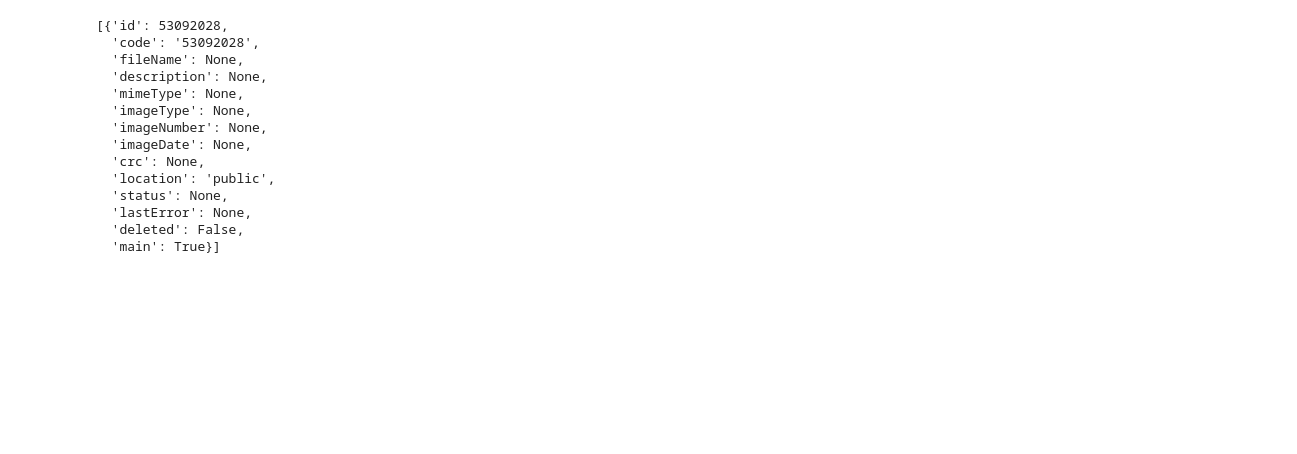
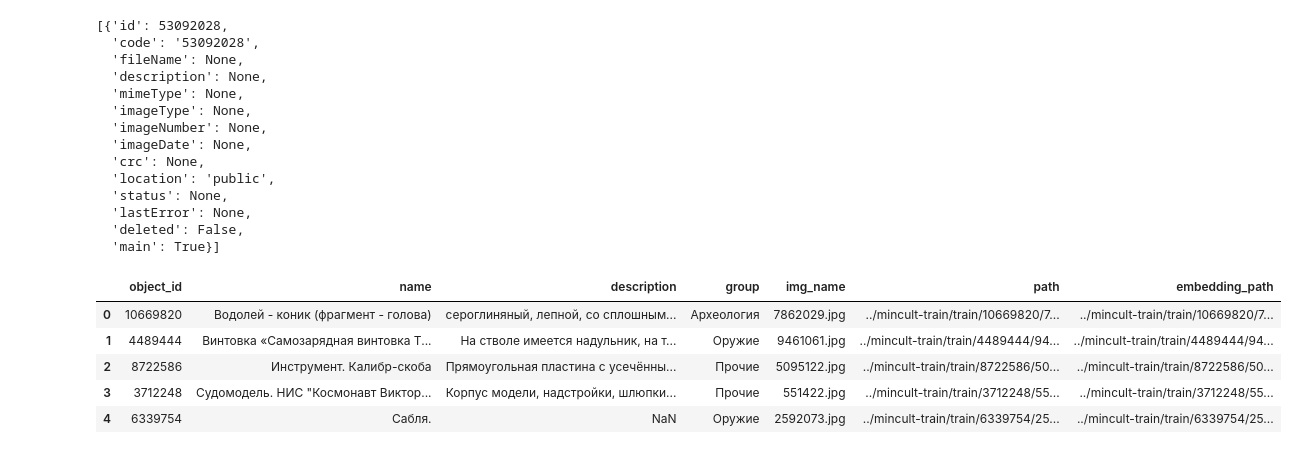
Before and after one commit to DigitalBreakthroughRusskayKrasavica3-0/image-search, a Jupyter notebook: solution/search_new.ipynb, the cells around one changed output. Saved outputs shown, nothing was run; the diff lists cells and outputs as text; code cells hidden in the pictures; blank space fills up the shorter version.

```diff
--- a/solution/search_new.ipynb
+++ b/solution/search_new.ipynb
@@ -694,3 +696,12 @@ resp_df.images[0]
   'lastError': None,
   'deleted': False,
   'main': True}]
+# %%
+df.head()
+# %% [output]
+|  | object_id | name | description | group | img_name | path | embedding_path |
+| 0 | 10669820 | Водолей - коник (фрагмент - голова) | сероглиняный, лепной, со сплошным... | Археология | 7862029.jpg | ../mincult-train/train/10669820/7... | ../mincult-train/train/10669820/7... |
+| 1 | 4489444 | Винтовка «Самозарядная винтовка Т... | На стволе имеется надульник, на т... | Оружие | 9461061.jpg | ../mincult-train/train/4489444/94... | ../mincult-train/train/4489444/94... |
+| 2 | 8722586 | Инструмент. Калибр-скоба | Прямоугольная пластина с усечённы... | Прочие | 5095122.jpg | ../mincult-train/train/8722586/50... | ../mincult-train/train/8722586/50... |
+| 3 | 3712248 | Судомодель. НИС "Космонавт Виктор... | Корпус модели, надстройки, шлюпки... | Прочие | 551422.jpg | ../mincult-train/train/3712248/55... | ../mincult-train/train/3712248/55... |
+| 4 | 6339754 | Сабля. | NaN | Оружие | 2592073.jpg | ../mincult-train/train/6339754/25... | ../mincult-train/train/6339754/25... |
```
Also changed, not shown: parts of 8 cells of this notebook, 2 other files.
